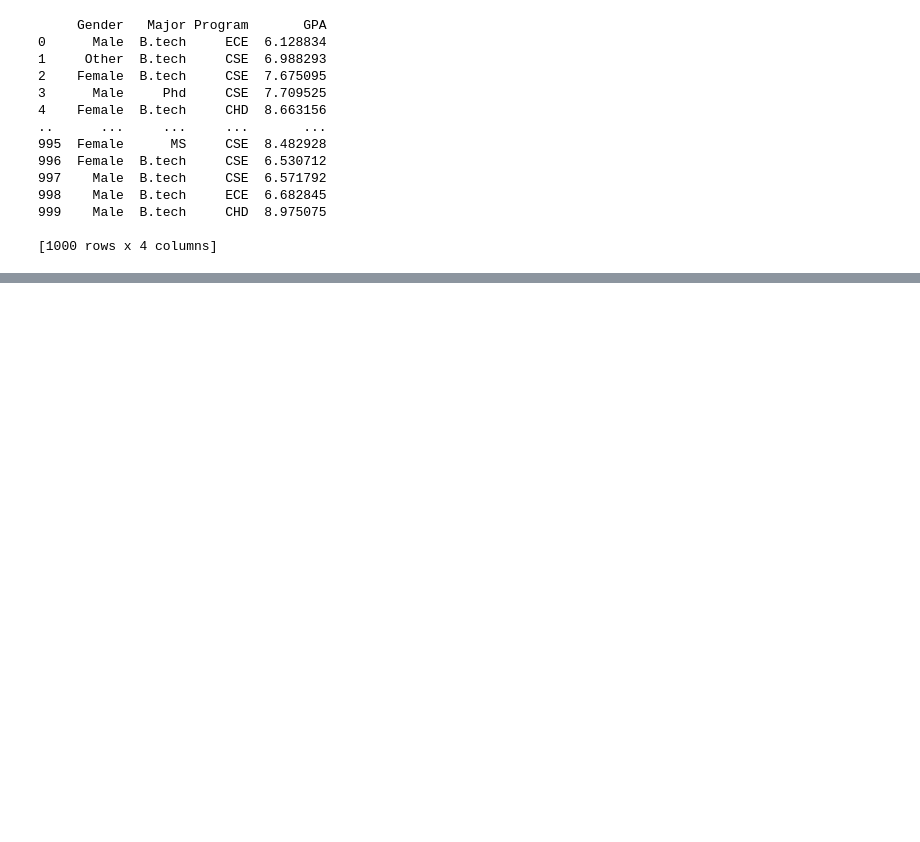
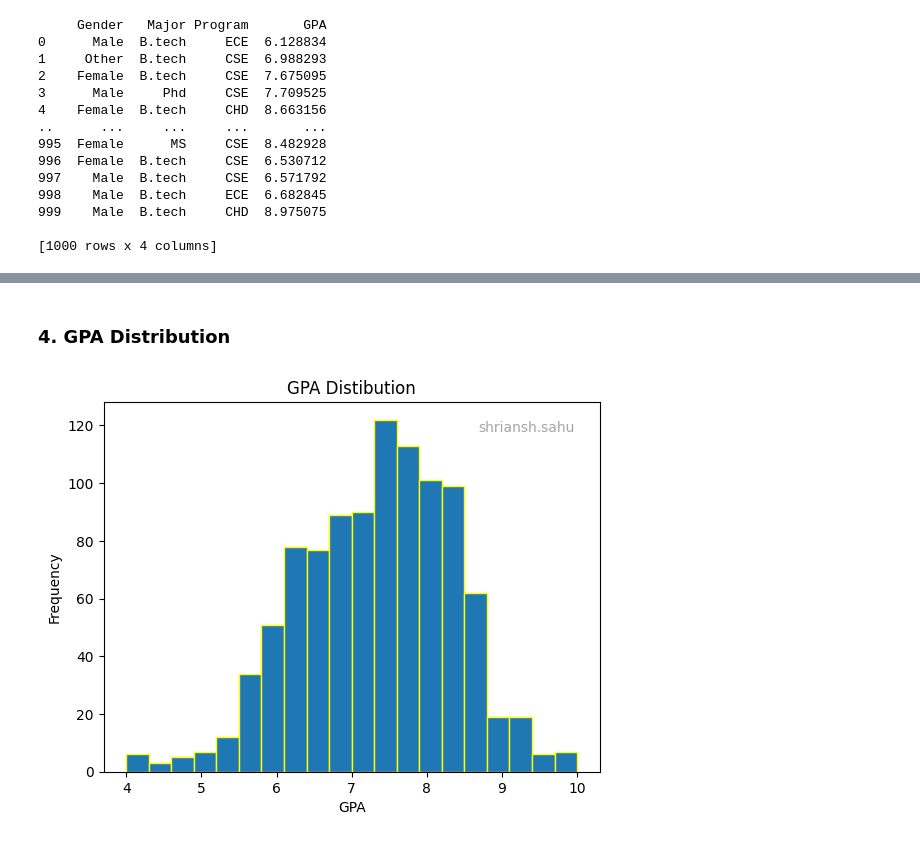
Before and after one commit to Shriansh8584/student-dataset-assignment, a Jupyter notebook: JupyterNotebook.ipynb, the cells around one changed output, grey strips where cells are left out. Cells and saved outputs as stored; diff of their text form; code cells hidden in the pictures; blank space fills up the shorter version.

```diff
--- a/JupyterNotebook.ipynb
+++ b/JupyterNotebook.ipynb
@@ -117,0 +239,8 @@ print(dataset.get_full_dataframe())
+# %% [markdown]
+### 4. GPA Distribution
+# %%
+dataset = StudentDataset(1000,"shriansh.sahu")
+
+dataset.plot_gpa_distribution()
+# %% [output]
+[figure, added]
```
Also changed, not shown: parts of 21 cells of this notebook.
